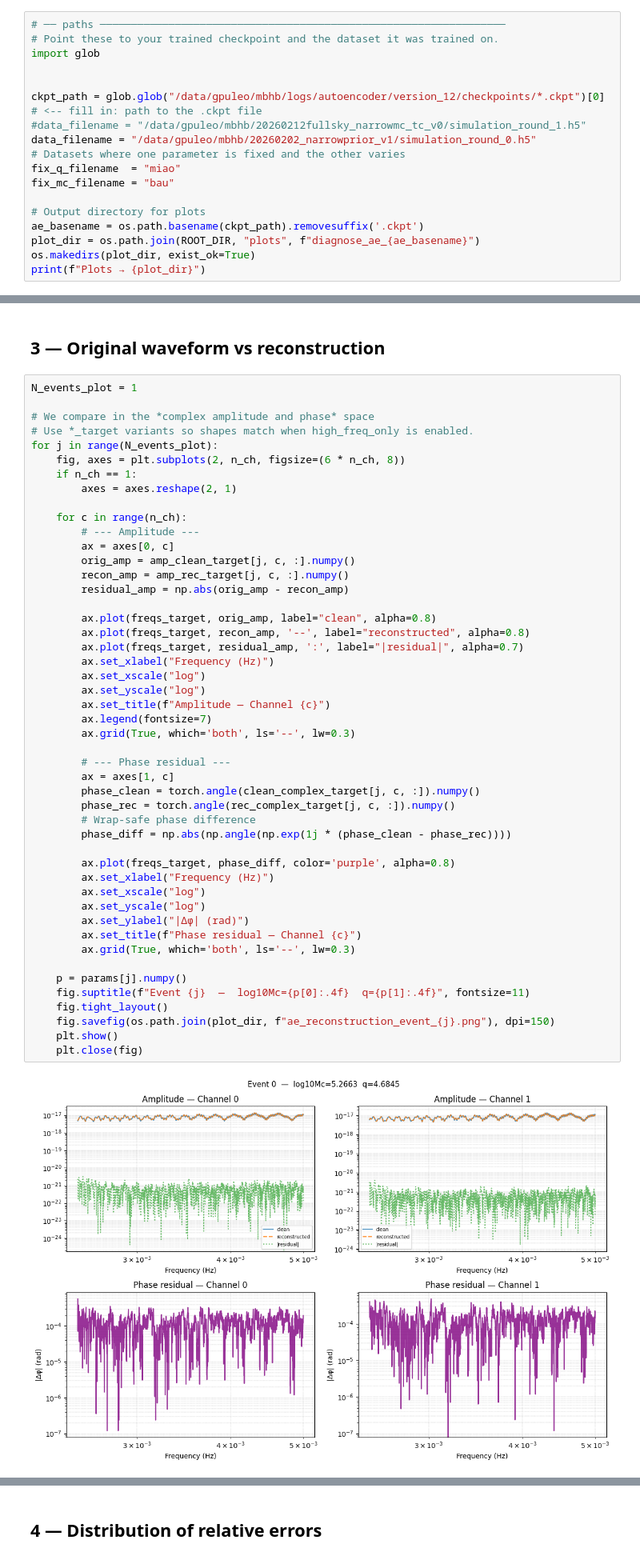
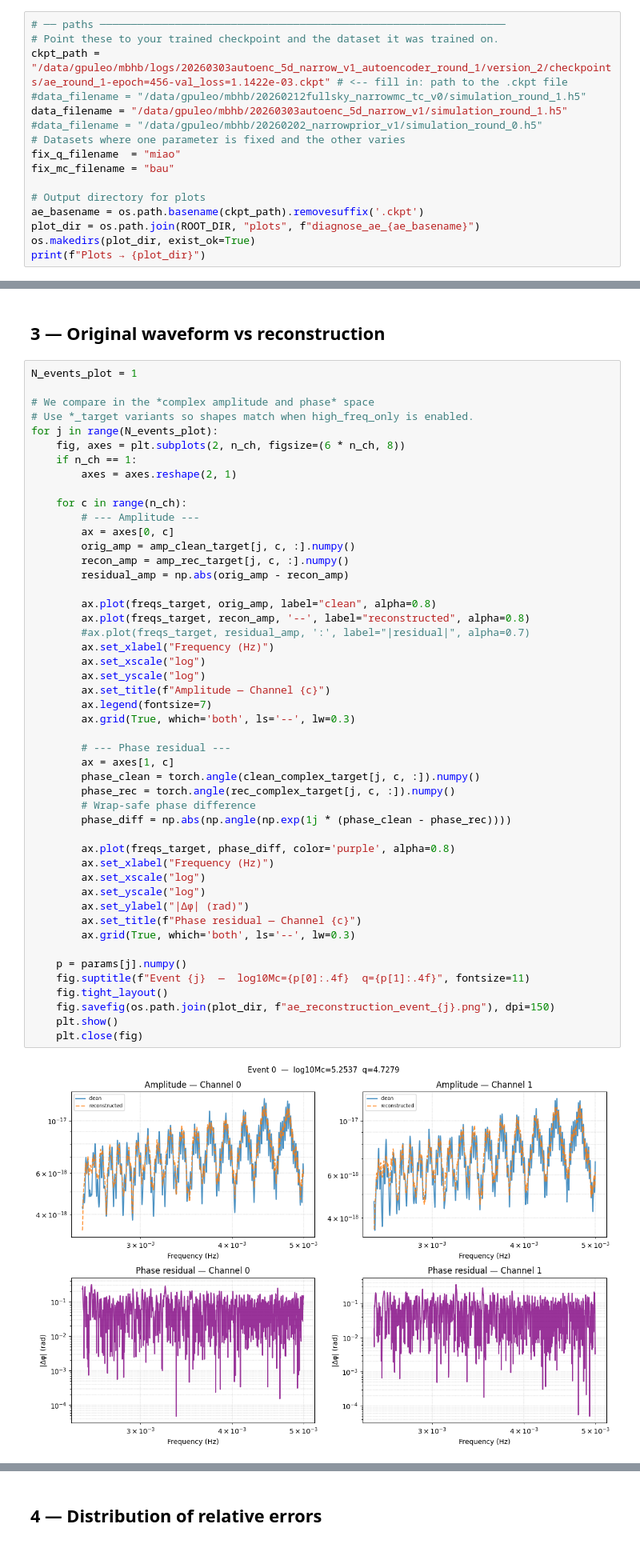
Before and after one commit to g-puleo/pembhb, a Jupyter notebook: scripts/visualise_autoencoder.ipynb, the cells around one changed output, grey strips where cells are left out. Shown at 80% size. Saved outputs shown, nothing was run; the diff lists cells and outputs as text.

```diff
--- a/scripts/visualise_autoencoder.ipynb
+++ b/scripts/visualise_autoencoder.ipynb
@@ -28,12 +31,10 @@ print(f"Using device: {device}")
 # %%
 # ── paths ─────────────────────────────────────────────────────────────────
 # Point these to your trained checkpoint and the dataset it was trained on.
-import glob
-
-
-ckpt_path = glob.glob("/data/gpuleo/mbhb/logs/autoencoder/version_12/checkpoints/*.ckpt")[0]  # <-- fill in: path to the .ckpt file
+ckpt_path = "/data/gpuleo/mbhb/logs/20260303autoenc_5d_narrow_v1_autoencoder_round_1/version_2/checkpoints/ae_round_1-epoch=456-val_loss=1.1422e-03.ckpt" # <-- fill in: path to the .ckpt file
 #data_filename = "/data/gpuleo/mbhb/20260212fullsky_narrowmc_tc_v0/simulation_round_1.h5"
-data_filename = "/data/gpuleo/mbhb/20260202_narrowprior_v1/simulation_round_0.h5"
+data_filename = "/data/gpuleo/mbhb/20260303autoenc_5d_narrow_v1/simulation_round_1.h5"
+#data_filename = "/data/gpuleo/mbhb/20260202_narrowprior_v1/simulation_round_0.h5"
 # Datasets where one parameter is fixed and the other varies
 fix_q_filename  = "miao"
 fix_mc_filename = "bau"
@@ -183,37 +184,37 @@ for j in range(N_events_plot):
 
         ax.plot(freqs_target, orig_amp, label="clean", alpha=0.8)
         ax.plot(freqs_target, recon_amp, '--', label="reconstructed", alpha=0.8)
-        ax.plot(freqs_target, residual_amp, ':', label="|residual|", alpha=0.7)
+        #ax.plot(freqs_target, residual_amp, ':', label="|residual|", alpha=0.7)
         ax.set_xlabel("Frequency (Hz)")
         ax.set_xscale("log")
         ax.set_yscale("log")
         ax.set_title(f"Amplitude — Channel {c}")
         ax.legend(fontsize=7)
         ax.grid(True, which='both', ls='--', lw=0.3)
 
         # --- Phase residual ---
         ax = axes[1, c]
         phase_clean = torch.angle(clean_complex_target[j, c, :]).numpy()
         phase_rec = torch.angle(rec_complex_target[j, c, :]).numpy()
         # Wrap-safe phase difference
         phase_diff = np.abs(np.angle(np.exp(1j * (phase_clean - phase_rec))))
 
         ax.plot(freqs_target, phase_diff, color='purple', alpha=0.8)
         ax.set_xlabel("Frequency (Hz)")
         ax.set_xscale("log")
         ax.set_yscale("log")
         ax.set_ylabel("|Δφ| (rad)")
         ax.set_title(f"Phase residual — Channel {c}")
         ax.grid(True, which='both', ls='--', lw=0.3)
 
     p = params[j].numpy()
     fig.suptitle(f"Event {j}  —  log10Mc={p[0]:.4f}  q={p[1]:.4f}", fontsize=11)
     fig.tight_layout()
     fig.savefig(os.path.join(plot_dir, f"ae_reconstruction_event_{j}.png"), dpi=150)
     plt.show()
     plt.close(fig)
 # %% [output]
-[figure, old version]
+[figure, new version]
 # %%
 # Also compare in the *complex* domain (amplitude)
 # Reconstruct complex waveform from AE output through the full encode→decode pipeline
```
Also changed, not shown: parts of 5 cells of this notebook, 7 other files.
